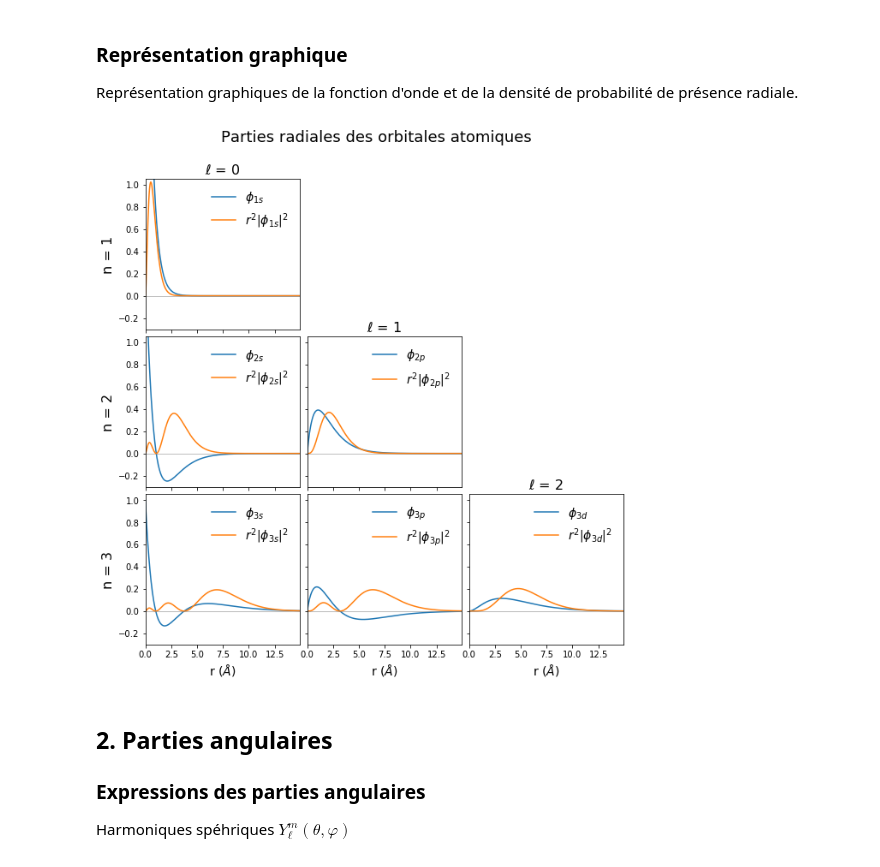
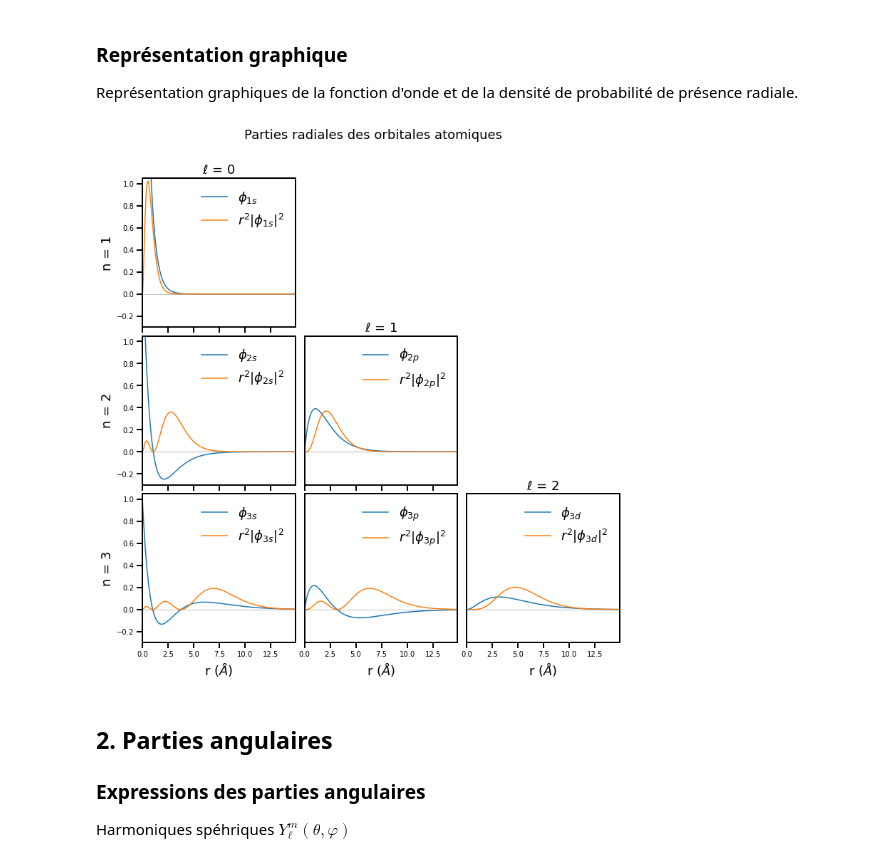
Before and after one commit to gVallverdu/cookbook, a Jupyter notebook: atomic_orbitals.ipynb, the cells around one changed output. Saved outputs shown, nothing was run; the diff lists cells and outputs as text; code cells hidden in the pictures.

```diff
--- a/atomic_orbitals.ipynb
+++ b/atomic_orbitals.ipynb
@@ -66,9 +66,13 @@ Représentation graphiques de la fonction d'onde et de la densité de probabilit
 # %%
 fig, axes = plt.subplots(
     ncols=3, nrows=3,
-    figsize=(10, 10), sharex=True, sharey=True,
-    gridspec_kw=dict(wspace=.05, hspace=.05)
+    figsize=(12, 12), sharex=True, sharey=True,
+    gridspec_kw=dict(wspace=.06, hspace=.06)
 )
+[ax.grid(False) for ax in axes.flatten()]
+
+#plt.rcParams["font.size"] = 12
+size = 18
 
 r = np.linspace(0, 15, 400)
 
@@ -76,39 +80,44 @@ axes[0, 0].plot(r, radial1s(r), label=r"$\phi_{1s}$")
 axes[0, 0].plot(r, r**2 * radial1s(r)**2, label=r"$r^2 \left\vert\phi_{1s}\right\vert^2$")
 
 axes[1, 0].plot(r, radial2s(r), label=r"$\phi_{2s}$")
 axes[1, 0].plot(r, r**2 * radial2s(r)**2, label=r"$r^2 \left\vert\phi_{2s}\right\vert^2$")
 
 axes[1, 1].plot(r, radial2p(r), label=r"$\phi_{2p}$")
 axes[1, 1].plot(r, r**2 * radial2p(r)**2, label=r"$r^2 \left\vert\phi_{2p}\right\vert^2$")
 
 axes[2, 0].plot(r, radial3s(r), label=r"$\phi_{3s}$")
 axes[2, 0].plot(r, r**2 * radial3s(r)**2, label=r"$r^2 \left\vert\phi_{3s}\right\vert^2$")
 
 axes[2, 1].plot(r, radial3p(r), label=r"$\phi_{3p}$")
 axes[2, 1].plot(r, r**2 * radial3p(r)**2, label=r"$r^2 \left\vert\phi_{3p}\right\vert^2$")
 
 axes[2, 2].plot(r, radial3d(r), label=r"$\phi_{3d}$")
 axes[2, 2].plot(r, r**2 * radial3d(r)**2, label=r"$r^2 \left\vert\phi_{3d}\right\vert^2$")
 
 for i in range(3):
-    axes[i, 0].set_ylabel("n = %d" % (i + 1), fontsize=16)
+    axes[i, 0].set_ylabel("n = %d" % (i + 1), fontsize=size)
     for j in range(3):
         if j > i:
             axes[i, j].axis("off")
+
         else:
             axes[i, j].plot([0, 15], [0, 0], linewidth=.5, color="C7", label="")
-            axes[i, j].legend(fontsize=14, frameon=False)
+            axes[i, j].legend(fontsize=size, frameon=False)
             if i == 2:
-                axes[i, j].set_xlabel("r ($\AA$)", fontsize=14)
+                axes[i, j].set_xlabel("r ($\AA$)", fontsize=size)
             if i == j:
-                axes[i, j].set_title("$\ell$ = %d" % j, fontsize=16)
+                axes[i, j].set_title("$\ell$ = %d" % j, fontsize=size)
+            if j > 0:
+                axes[i, j].yaxis.set_visible(False)
+
 
 axes[0, 0].set_ylim((-.3, 1.05))
 axes[0, 0].set_xlim((0, 14.9))
-fig.suptitle("Parties radiales des orbitales atomiques", fontsize=18, y=.96)
+fig.suptitle("Parties radiales des orbitales atomiques", fontsize=size, y=.96)
+
 fig.savefig("AO_radial.pdf", bbox_inches="tight")
 # %% [output]
-[figure, old version]
+[figure, new version]
 # %% [markdown]
 ## 2. Parties angulaires
 
```
Also changed, not shown: parts of 5 cells of this notebook, 1 other file.
